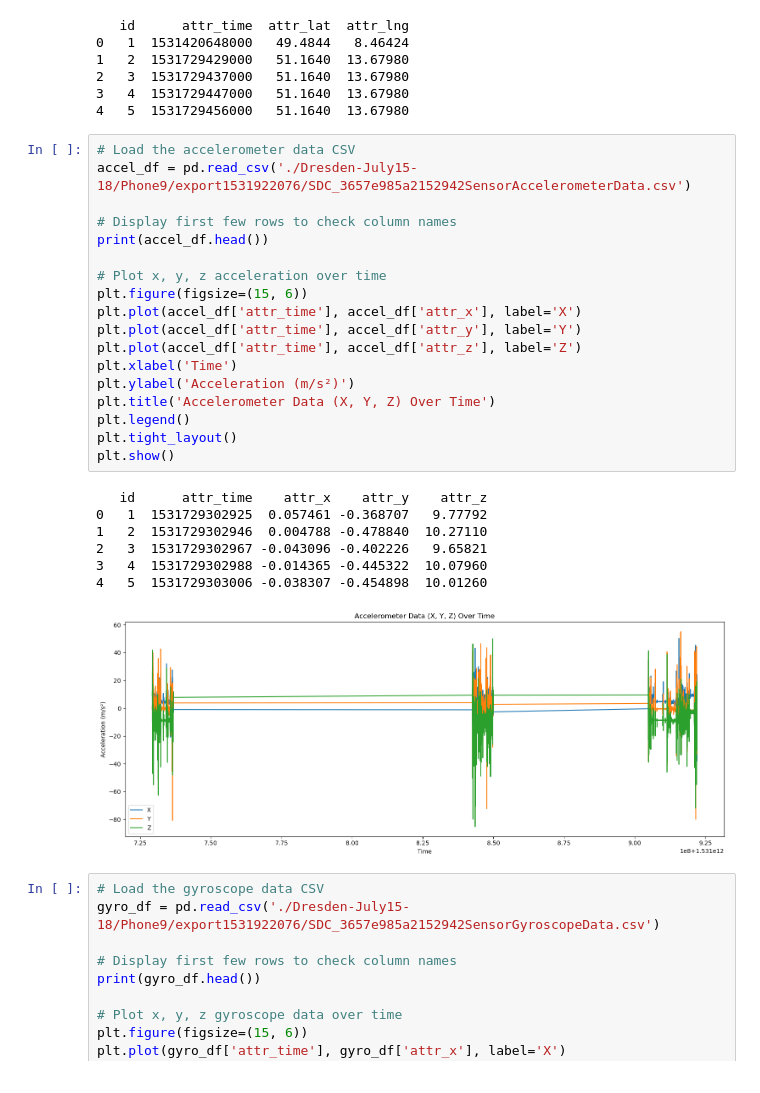
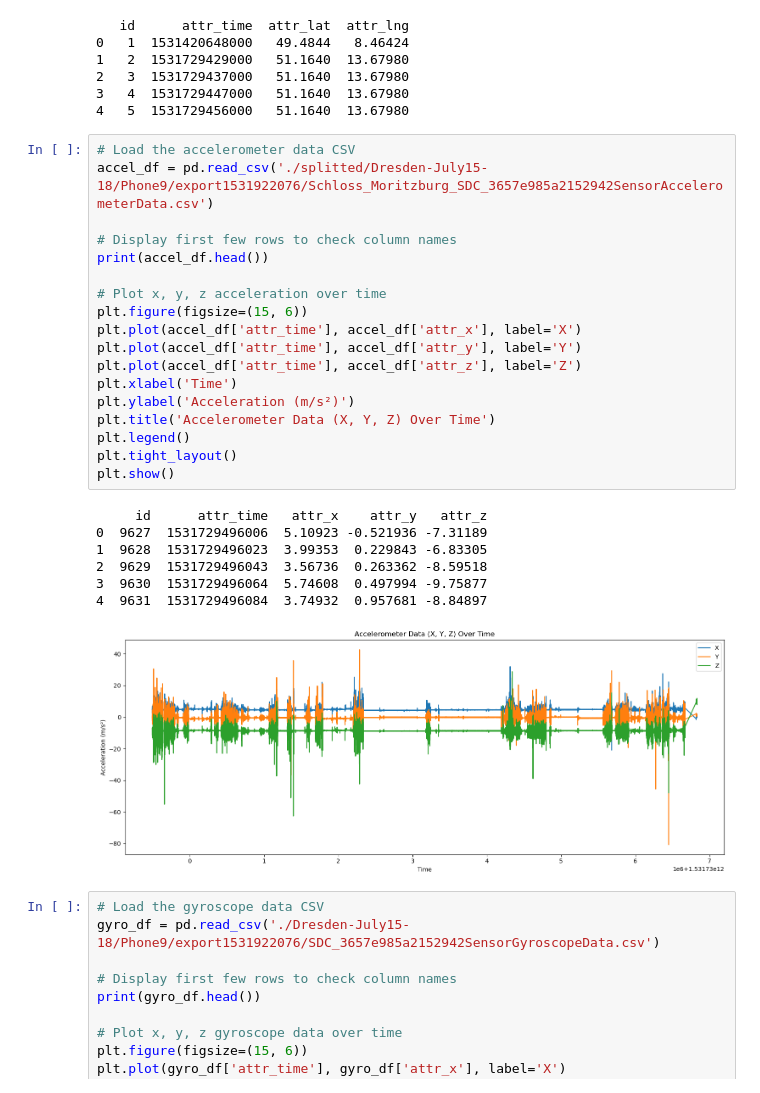
Before and after one commit to MU-Smart/RollingWheels, a Jupyter notebook: visualizer.ipynb, the cells around one changed output. Cells and saved outputs as stored; diff of their text form.

Commit message:
Splitted germany data

```diff
--- a/visualizer.ipynb
+++ b/visualizer.ipynb
@@ -40,30 +40,30 @@ m.save('Dresden-July15-18.html')
 4   5  1531729456000   51.1640  13.67980
 # %%
 # Load the accelerometer data CSV
-accel_df = pd.read_csv('./Dresden-July15-18/Phone9/export1531922076/SDC_3657e985a2152942SensorAccelerometerData.csv')
+accel_df = pd.read_csv('./splitted/Dresden-July15-18/Phone9/export1531922076/Schloss_Moritzburg_SDC_3657e985a2152942SensorAccelerometerData.csv')
 
 # Display first few rows to check column names
 print(accel_df.head())
 
 # Plot x, y, z acceleration over time
 plt.figure(figsize=(15, 6))
 plt.plot(accel_df['attr_time'], accel_df['attr_x'], label='X')
 plt.plot(accel_df['attr_time'], accel_df['attr_y'], label='Y')
 plt.plot(accel_df['attr_time'], accel_df['attr_z'], label='Z')
 plt.xlabel('Time')
 plt.ylabel('Acceleration (m/s²)')
 plt.title('Accelerometer Data (X, Y, Z) Over Time')
 plt.legend()
 plt.tight_layout()
 plt.show()
 # %% [output]
-   id      attr_time    attr_x    attr_y    attr_z
-0   1  1531729302925  0.057461 -0.368707   9.77792
-1   2  1531729302946  0.004788 -0.478840  10.27110
-2   3  1531729302967 -0.043096 -0.402226   9.65821
-3   4  1531729302988 -0.014365 -0.445322  10.07960
-4   5  1531729303006 -0.038307 -0.454898  10.01260
+     id      attr_time   attr_x    attr_y   attr_z
+0  9627  1531729496006  5.10923 -0.521936 -7.31189
+1  9628  1531729496023  3.99353  0.229843 -6.83305
+2  9629  1531729496043  3.56736  0.263362 -8.59518
+3  9630  1531729496064  5.74608  0.497994 -9.75877
+4  9631  1531729496084  3.74932  0.957681 -8.84897
-[figure, old version]
+[figure, new version]
 # %%
 # Load the gyroscope data CSV
 gyro_df = pd.read_csv('./Dresden-July15-18/Phone9/export1531922076/SDC_3657e985a2152942SensorGyroscopeData.csv')
```
Also changed, not shown: parts of 7 cells of this notebook, 43 other files.
